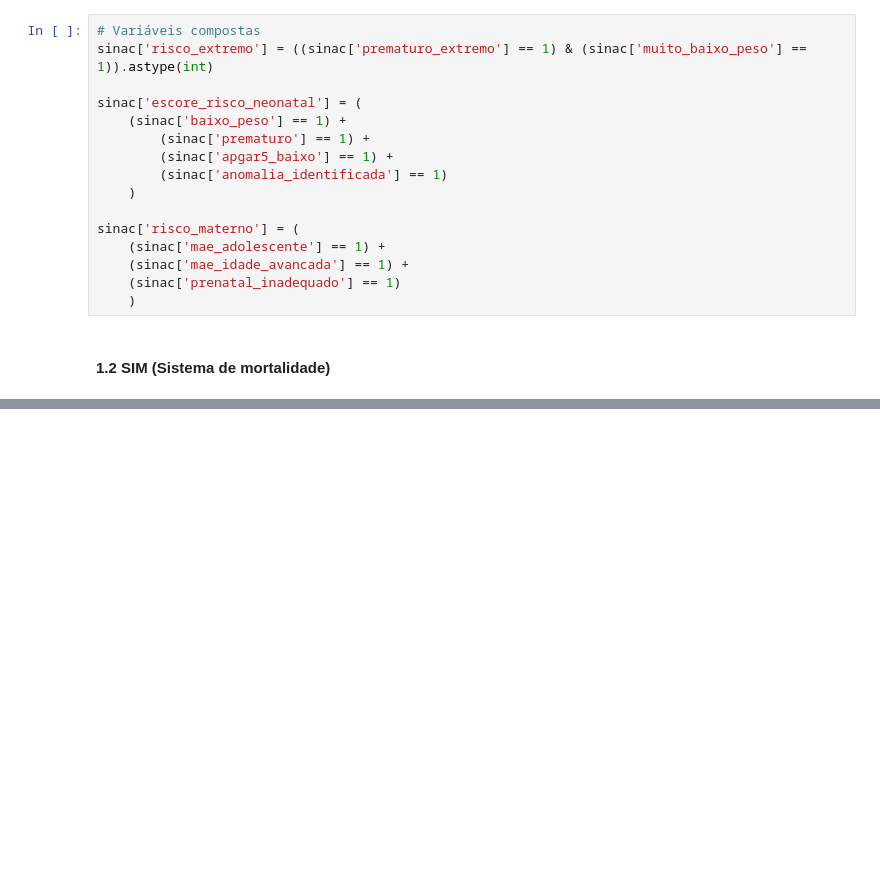
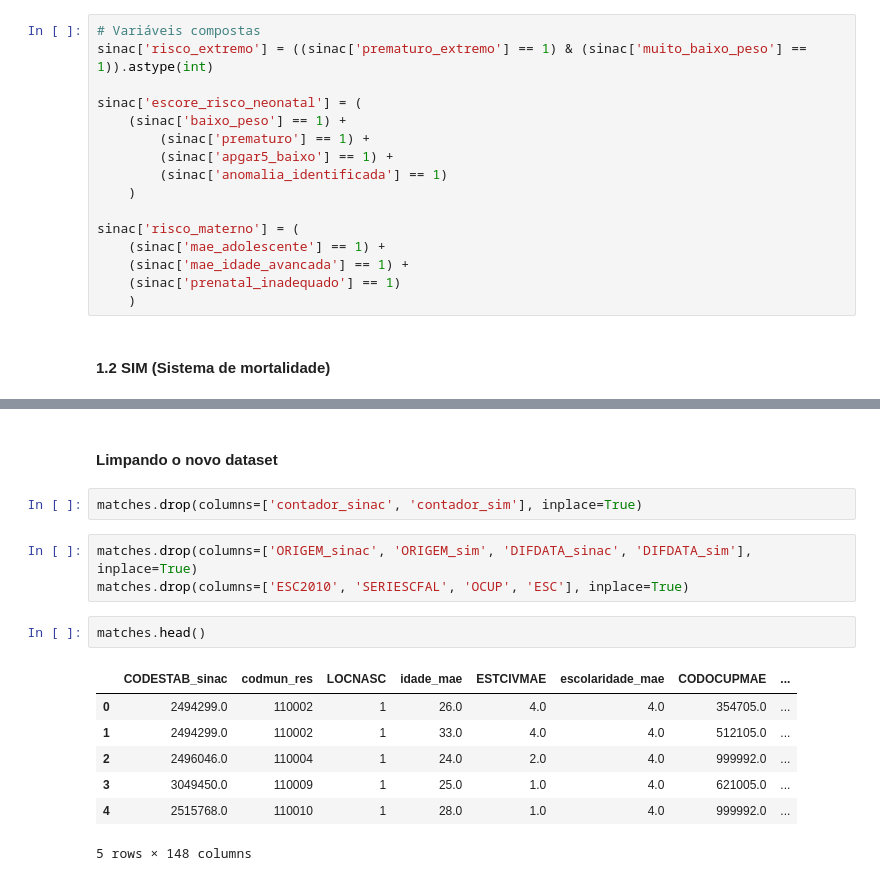
Before and after one commit to juliamssilva/neopredict, a Jupyter notebook: main.ipynb, the cells around one changed output, grey strips where cells are left out. Saved outputs shown, nothing was run; the diff lists cells and outputs as text; blank space fills up the shorter version.

```diff
--- a/main.ipynb
+++ b/main.ipynb
@@ -213,0 +272,17 @@ sim.rename(columns={
+# %% [markdown]
+#### Limpando o novo dataset
+# %%
+matches.drop(columns=['contador_sinac', 'contador_sim'], inplace=True)
+# %%
+matches.drop(columns=['ORIGEM_sinac', 'ORIGEM_sim', 'DIFDATA_sinac', 'DIFDATA_sim'], inplace=True)
+matches.drop(columns=['ESC2010', 'SERIESCFAL', 'OCUP', 'ESC'], inplace=True)
+# %%
+matches.head()
+# %% [output]
+|  | CODESTAB_sinac | codmun_res | LOCNASC | idade_mae | ESTCIVMAE | escolaridade_mae | CODOCUPMAE | ... |
+| 0 | 2494299.0 | 110002 | 1 | 26.0 | 4.0 | 4.0 | 354705.0 | ... |
+| 1 | 2494299.0 | 110002 | 1 | 33.0 | 4.0 | 4.0 | 512105.0 | ... |
+| 2 | 2496046.0 | 110004 | 1 | 24.0 | 2.0 | 4.0 | 999992.0 | ... |
+| 3 | 3049450.0 | 110009 | 1 | 25.0 | 1.0 | 4.0 | 621005.0 | ... |
+| 4 | 2515768.0 | 110010 | 1 | 28.0 | 1.0 | 4.0 | 999992.0 | ... |
+5 rows × 148 columns
```
Also changed, not shown: parts of 15 cells of this notebook.
